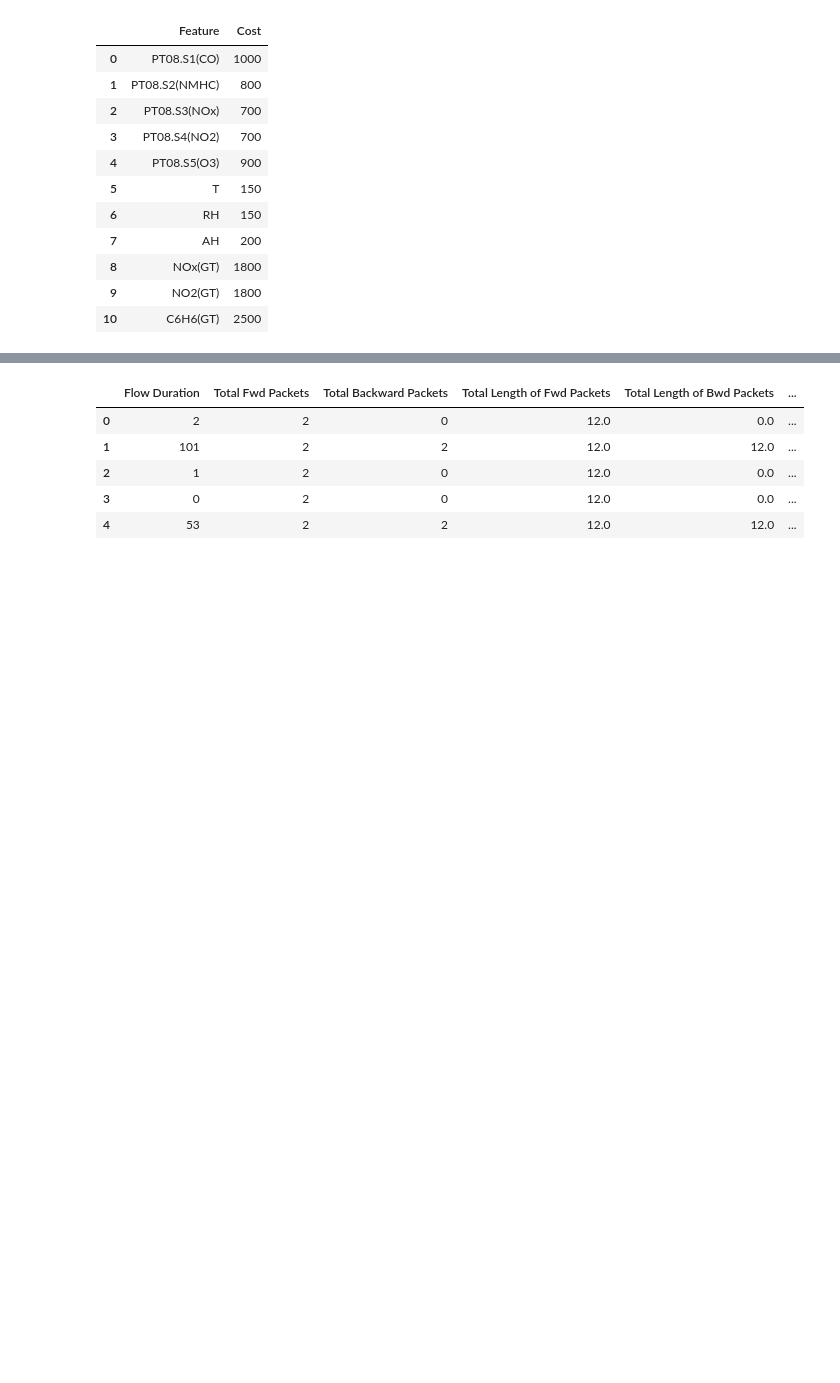
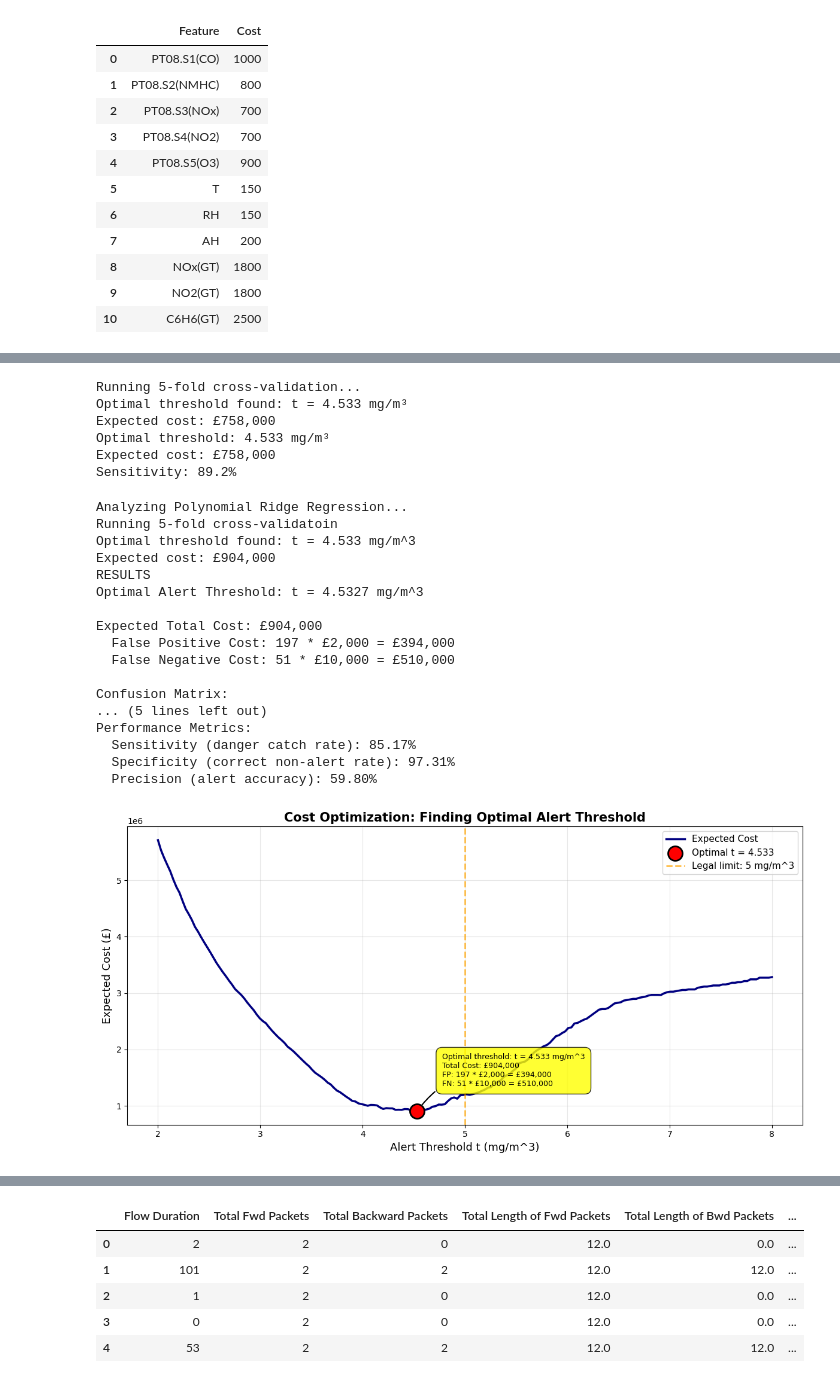
Before and after one commit to axeleth/Assignment, a Jupyter notebook: main.ipynb, the cells around one changed output, grey strips where cells are left out. Drawn from its saved outputs; the diff is of its cells as text; code cells hidden in the pictures; blank space fills up the shorter version.

```diff
--- a/main.ipynb
+++ b/main.ipynb
@@ -971,0 +1049,15 @@ array([-1.14338139, -1.16579264, -1.13948038, -1.05319913, -1.15634174])
+# %%
+optimal_result, all_results, y_pred_cv = find_optimal_threshold_cv(
+    lasso_model, X, y, cv=5
+)
+
+print(f"Optimal threshold: {optimal_result['threshold']:.3f} mg/m^3")
+print(f"Expected cost: £{optimal_result['total_cost']:,}")
+print(f"Sensitivity: {optimal_result['sensitivity']:.1%}")
+# %% [output]
+Running 5-fold cross-validation...
+Optimal threshold found: t = 4.533 mg/m³
+Expected cost: £758,000
+Optimal threshold: 4.533 mg/m³
+Expected cost: £758,000
+Sensitivity: 89.2%
@@ -971,0 +1104,62 @@ array([-1.14338139, -1.16579264, -1.13948038, -1.05319913, -1.15634174])
+# %%
+def analyze_model_threshold(model, X, y, model_name, cv=5):
+
+
+    # Find optimal threshold
+    optimal_result, all_results, y_pred_cv = find_optimal_threshold_cv(
+        model, X, y, cv=cv, legal_threshold=LEGAL_THRESHOLD, C_FP=C_FP, C_FN=C_FN
+    )
+
+    # Print detailed results
+
+    print("\nRESULTS")
+
+    print(f"Optimal Alert Threshold: t = {optimal_result['threshold']:.4f} mg/m^3")
+    print(f"\nExpected Total Cost: £{optimal_result['total_cost']:,}")
+    print(f"  False Positive Cost: {optimal_result['fp']} * £{C_FP:,} = £{optimal_result['fp']*C_FP:,}")
+    print(f"  False Negative Cost: {optimal_result['fn']} * £{C_FN:,} = £{optimal_result['fn']*C_FN:,}")
+    print(f"\nConfusion Matrix:")
+    print(f"  True Positives (correct alerts): {optimal_result['tp']}")
+    print(f"  True Negatives (correct non-alerts): {optimal_result['tn']}")
+    print(f"  False Positives (unnecessary alerts): {optimal_result['fp']}")
+    print(f"  False Negatives (missed dangers): {optimal_result['fn']}")
+    print(f"\nPerformance Metrics:")
+    print(f"  Sensitivity (danger catch rate): {optimal_result['sensitivity']:.2%}")
+    print(f"  Specificity (correct non-alert rate): {optimal_result['specificity']:.2%}")
+    print(f"  Precision (alert accuracy): {optimal_result['precision']:.2%}")
+
+
+    # Visualize
+    plot_cost_vs_threshold(all_results, optimal_result, LEGAL_THRESHOLD, C_FP, C_FN)
+
+    return optimal_result, all_results, y_pred_cv
+# %%
+# use previously defined polynomial ridge model
+model_poly = kernel_ridge
+
+model_rbf = rbf_kernel_ridge
+# %%
+# Analyze Polynomial Ridge model
+print("Analyzing Polynomial Ridge Regression...")
+result_poly, results_poly, pred_poly = analyze_model_threshold(
+    model_poly, X, y, "Polynomial Ridge Regression", cv=5
+)
+# %% [output]
+Analyzing Polynomial Ridge Regression...
+Running 5-fold cross-validatoin
+Optimal threshold found: t = 4.533 mg/m^3
+Expected cost: £904,000
+RESULTS
+Optimal Alert Threshold: t = 4.5327 mg/m^3
+
+Expected Total Cost: £904,000
+  False Positive Cost: 197 * £2,000 = £394,000
+  False Negative Cost: 51 * £10,000 = £510,000
+
+Confusion Matrix:
+... (5 lines left out)
+Performance Metrics:
+  Sensitivity (danger catch rate): 85.17%
+  Specificity (correct non-alert rate): 97.31%
+  Precision (alert accuracy): 59.80%
+[figure, added]
```
Also changed, not shown: parts of 76 cells of this notebook, 3 other files.
